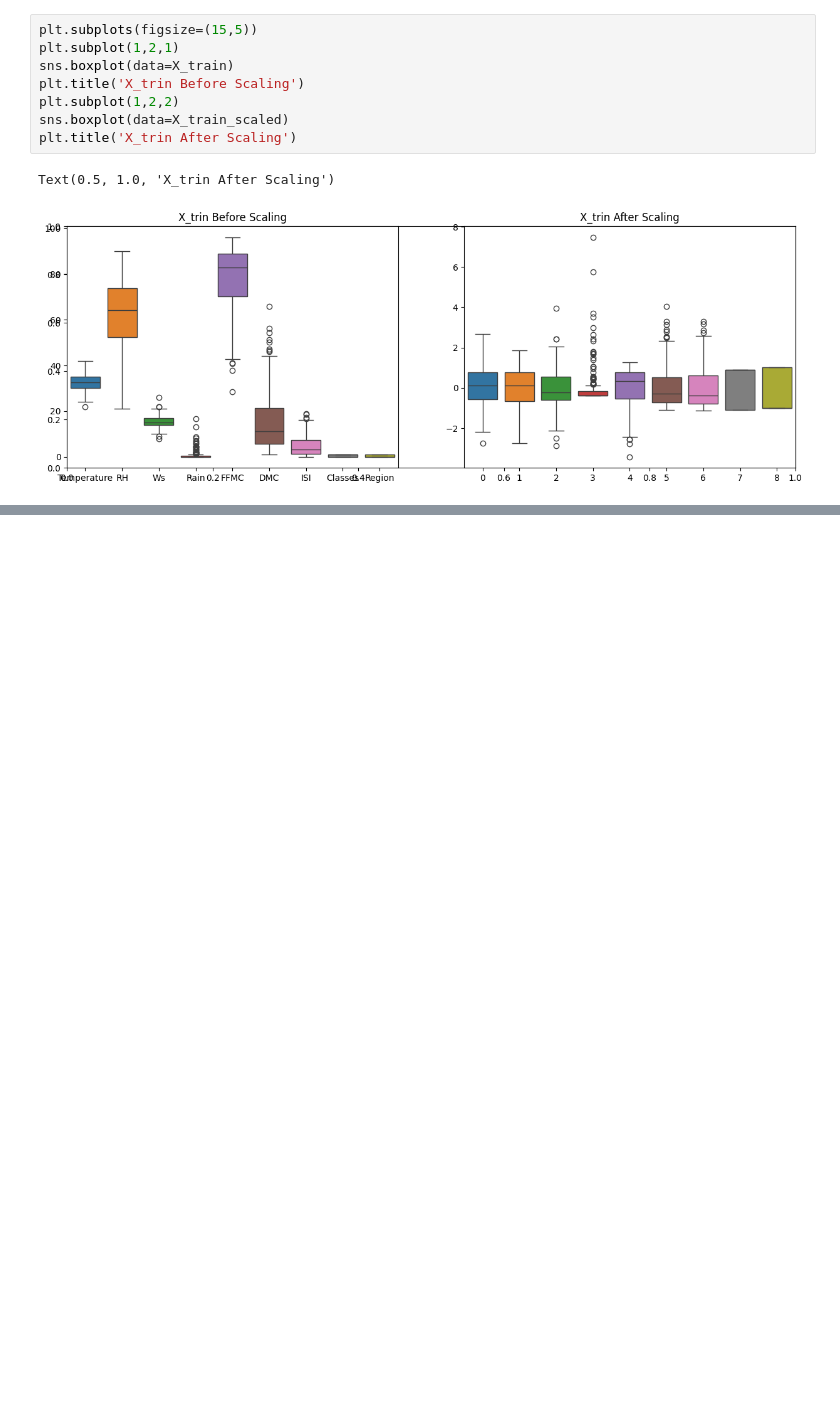
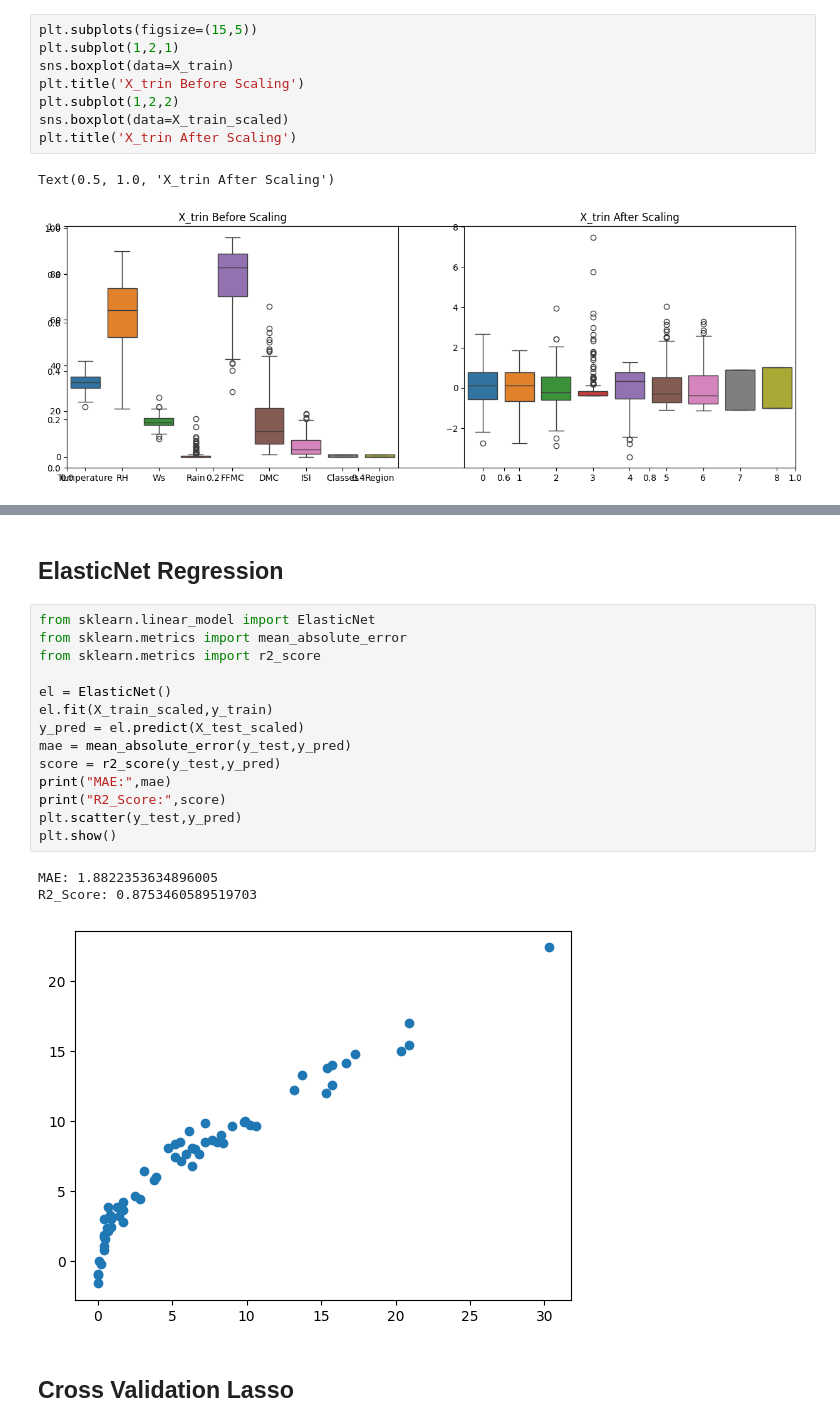
Before and after one commit to buildwithadi/DS-ML-DL-NLP-Bootcamp, a Jupyter notebook: Machine Learning/2-Ridge-Lasso-ElasticNet/modelTraining.ipynb, the cells around one changed output, grey strips where cells are left out. Cells and saved outputs as stored; diff of their text form; blank space fills up the shorter version.

```diff
--- a/Machine Learning/2-Ridge-Lasso-ElasticNet/modelTraining.ipynb
+++ b/Machine Learning/2-Ridge-Lasso-ElasticNet/modelTraining.ipynb
@@ -133,0 +194,22 @@ Text(0.5, 1.0, 'X_trin After Scaling')
+# %% [markdown]
+## ElasticNet Regression
+# %%
+from sklearn.linear_model import ElasticNet
+from sklearn.metrics import mean_absolute_error
+from sklearn.metrics import r2_score
+
+el = ElasticNet()
+el.fit(X_train_scaled,y_train)
+y_pred = el.predict(X_test_scaled)
+mae = mean_absolute_error(y_test,y_pred)
+score = r2_score(y_test,y_pred)
+print("MAE:",mae)
+print("R2_Score:",score)
+plt.scatter(y_test,y_pred)
+plt.show()
+# %% [output]
+MAE: 1.8822353634896005
+R2_Score: 0.8753460589519703
+[figure, added]
+# %% [markdown]
+## Cross Validation Lasso
```
Also changed, not shown: parts of 10 cells of this notebook.
